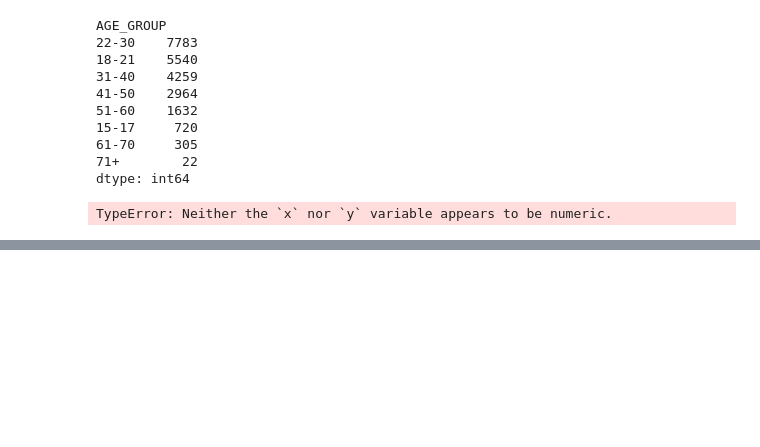
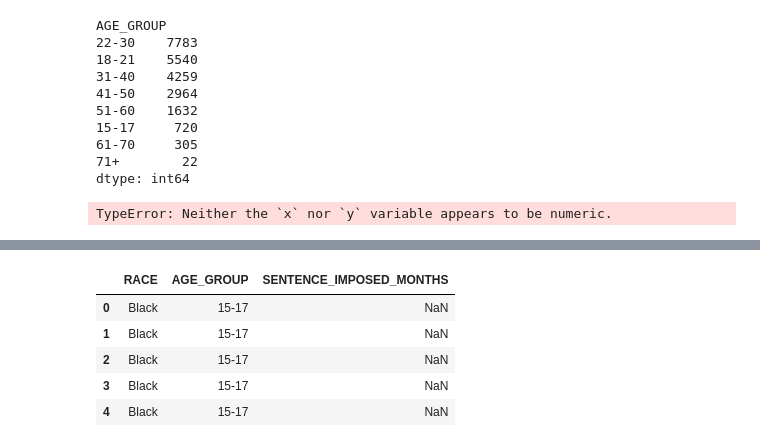
Before and after one commit to ruthwikkuppachi/INST447_Final_Project, a Jupyter notebook: api_test.ipynb, the cells around one changed output, grey strips where cells are left out. Drawn from its saved outputs; the diff is of its cells as text; code cells hidden in the pictures; blank space fills up the shorter version.

```diff
--- a/api_test.ipynb
+++ b/api_test.ipynb
@@ -112,0 +111,10 @@ plt.show()
+# %%
+rsa = data[['RACE','AGE_GROUP','SENTENCE_IMPOSED_MONTHS']]
+rsa.head()
+# %% [output]
+|  | RACE | AGE_GROUP | SENTENCE_IMPOSED_MONTHS |
+| 0 | Black | 15-17 | NaN |
+| 1 | Black | 15-17 | NaN |
+| 2 | Black | 15-17 | NaN |
+| 3 | Black | 15-17 | NaN |
+| 4 | Black | 15-17 | NaN |
```
Also changed, not shown: parts of 3 cells of this notebook.
